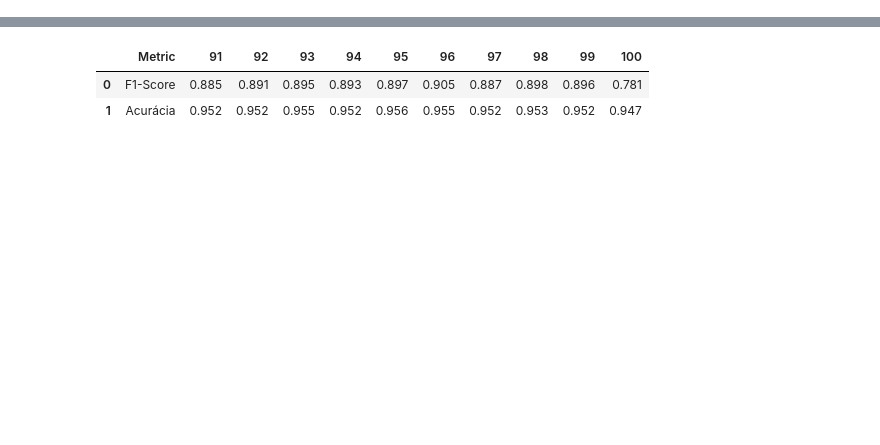
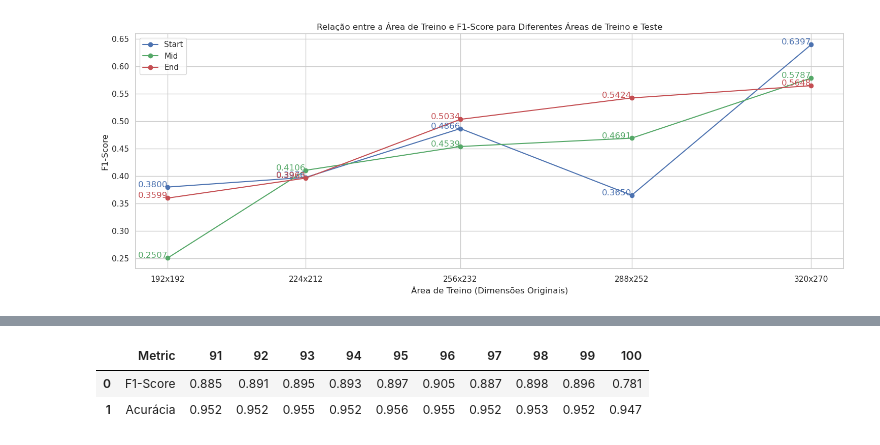
Before and after one commit to gabrielliman/Seismic_Analysis_Tensorflow, a Jupyter notebook: utils/distribution_display.ipynb, the cells around one changed output, grey strips where cells are left out. Saved outputs shown, nothing was run; the diff lists cells and outputs as text; code cells hidden in the pictures; blank space fills up the shorter version.

```diff
--- a/utils/distribution_display.ipynb
+++ b/utils/distribution_display.ipynb
@@ -284,0 +701,4 @@ show_smart_data_division_subplot(450,336)
+# %%
+fixed_val_and_test_f1_graph()
+# %% [output]
+[figure, added]
```
Also changed, not shown: parts of 67 cells of this notebook, 43 other files.
